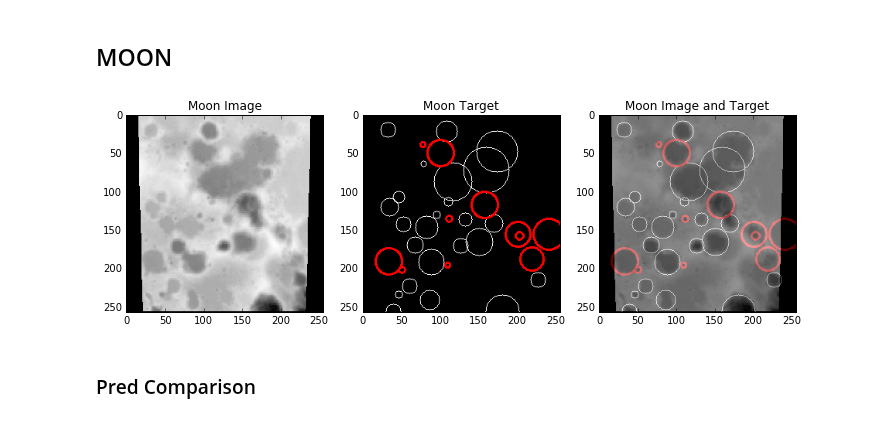
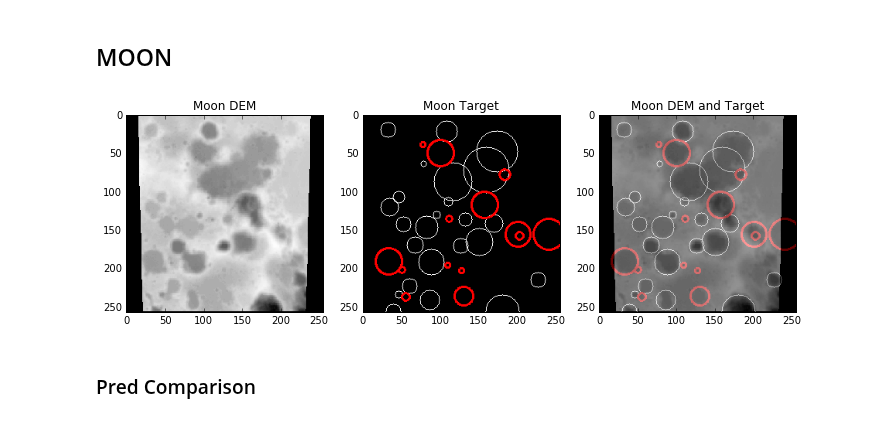
Before and after one commit to silburt/DeepMoon, a Jupyter notebook: Paper_images.ipynb, the cells around one changed output. Cells and saved outputs as stored; diff of their text form; code cells hidden in the pictures.

```diff
--- a/Paper_images.ipynb
+++ b/Paper_images.ipynb
@@ -34,38 +34,38 @@ i=3
 
 img = imgs['input_images'][i]
 img = img/255.
 low,hi=0.01,1
 minn, maxx = np.min(img[img>0]), np.max(img[img>0])
 img[img>0] = low + (img[img>0] - minn)*(hi - low)/(maxx - minn) #linear re-scaling
 
 csv = craters[get_id(i)]
 csv = np.asarray((csv['x'],csv['y'],csv['Diameter (pix)']/2)).T
 cimg = cv2.cvtColor(img.astype(np.uint8), cv2.COLOR_GRAY2BGR)
 for c in csv:
     x,y,r = c
     cv2.circle(cimg,(int(x),int(y)),int(r),(255,255,255),thickness=1)
 
 #(dev,3)
 missed_coords = [(100,50,17),(157,117,17),(33,190,17),(50,201,4),(200,155,16),
-                 (202,157,5),(77,39,3),(218,187,15),(240,155,20),(109,195,3),
-                 (111,135,4)]
+                 (202,157,5),(77,39,3),(240,155,20),(109,195,3),(183,78,7),
+                 (111,135,4),(130,235,12),(127,202,3),(55,236,5)]
 for c in missed_coords:
     x,y,r = c
     cv2.circle(cimg,(int(x),int(y)),int(r),(255,0,0),thickness=2)
 
 f, (ax1, ax2, ax3) = plt.subplots(1,3, figsize=[12, 4])
 ax1.imshow(img.reshape(dim,dim),origin='upper', cmap="Greys_r")
 #ax2.imshow(test_target[i],origin='upper', cmap="Greys_r")
 ax2.imshow(cimg, origin='upper')
 ax3.imshow(img.reshape(dim,dim),origin='upper', cmap="Greys_r")
 ax3.imshow(cimg,origin='upper', alpha=0.4)
 
-ax1.set_title('Moon Image')
+ax1.set_title('Moon DEM')
 ax2.set_title('Moon Target')
-ax3.set_title('Moon Image and Target')
+ax3.set_title('Moon DEM and Target')
 plt.savefig('images/paper_images/paper_DataTargetOverlap_Moon.png')
 # %% [output]
-[figure, old version]
+[figure, new version]
 # %% [markdown]
 ### Pred Comparison
 # %%
```
Also changed, not shown: parts of 4 cells of this notebook, 2 other files.
